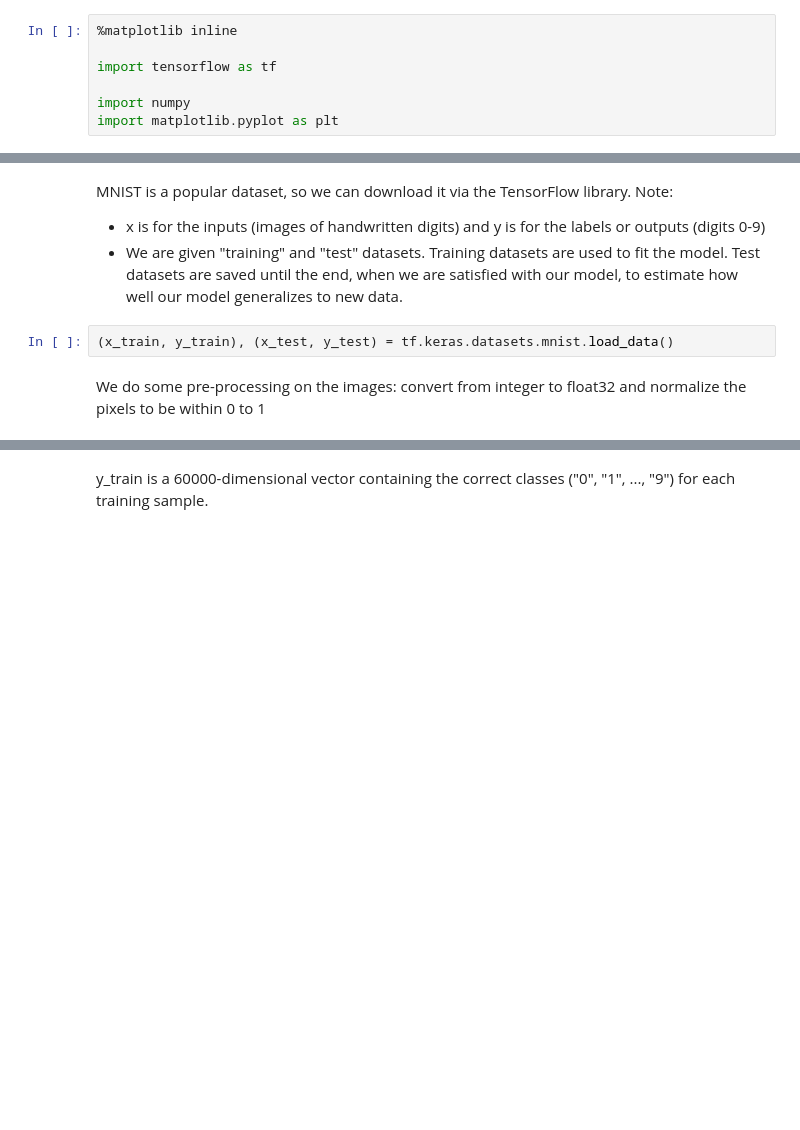
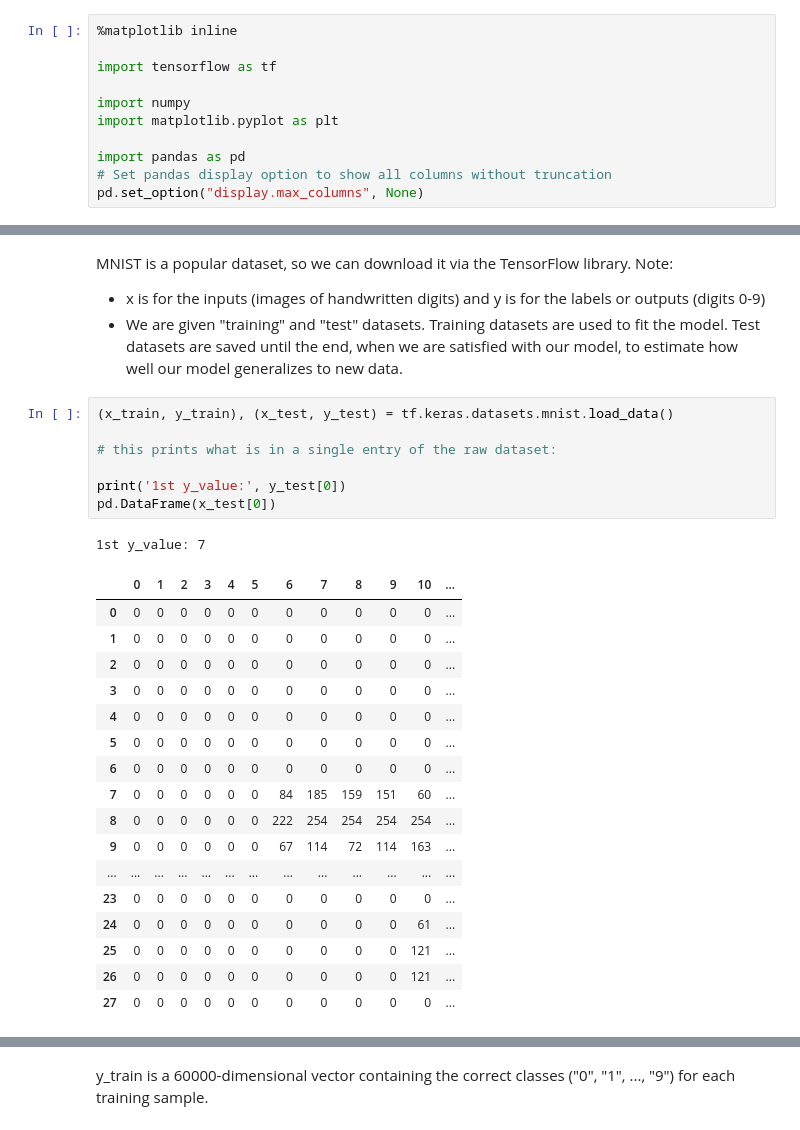
Before and after one commit to JaredKeithAveritt/AI_methods_in_advanced_materials_research, a Jupyter notebook: Week_3/01_introduction_mlp.ipynb, the cells around one changed output, grey strips where cells are left out. Cells and saved outputs as stored; diff of their text form; blank space fills up the shorter version.

```diff
--- a/Week_3/01_introduction_mlp.ipynb
+++ b/Week_3/01_introduction_mlp.ipynb
@@ -22,6 +22,10 @@ import tensorflow as tf
 
 import numpy
 import matplotlib.pyplot as plt
+
+import pandas as pd
+# Set pandas display option to show all columns without truncation
+pd.set_option("display.max_columns", None)
 # %% [markdown]
 ## MNIST data set
 # %% [markdown]
@@ -34,5 +38,27 @@ MNIST is a popular dataset, so we can download it via the TensorFlow library. No
 - We are given "training" and "test" datasets. Training datasets are used to fit the model. Test datasets are saved until the end, when we are satisfied with our model, to estimate how well our model generalizes to new data.
 # %%
 (x_train, y_train), (x_test, y_test) = tf.keras.datasets.mnist.load_data()
+
+# this prints what is in a single entry of the raw dataset:
+
+print('1st y_value:', y_test[0])
+pd.DataFrame(x_test[0])
+# %% [output]
+1st y_value: 7
+|  | 0 | 1 | 2 | 3 | 4 | 5 | 6 | 7 | 8 | 9 | 10 | ... |
+| 0 | 0 | 0 | 0 | 0 | 0 | 0 | 0 | 0 | 0 | 0 | 0 | ... |
+| 1 | 0 | 0 | 0 | 0 | 0 | 0 | 0 | 0 | 0 | 0 | 0 | ... |
+| 2 | 0 | 0 | 0 | 0 | 0 | 0 | 0 | 0 | 0 | 0 | 0 | ... |
+| 3 | 0 | 0 | 0 | 0 | 0 | 0 | 0 | 0 | 0 | 0 | 0 | ... |
+| 4 | 0 | 0 | 0 | 0 | 0 | 0 | 0 | 0 | 0 | 0 | 0 | ... |
+| 5 | 0 | 0 | 0 | 0 | 0 | 0 | 0 | 0 | 0 | 0 | 0 | ... |
+| 6 | 0 | 0 | 0 | 0 | 0 | 0 | 0 | 0 | 0 | 0 | 0 | ... |
+| 7 | 0 | 0 | 0 | 0 | 0 | 0 | 84 | 185 | 159 | 151 | 60 | ... |
+| 8 | 0 | 0 | 0 | 0 | 0 | 0 | 222 | 254 | 254 | 254 | 254 | ... |
+| 9 | 0 | 0 | 0 | 0 | 0 | 0 | 67 | 114 | 72 | 114 | 163 | ... |
+| ... | ... | ... | ... | ... | ... | ... | ... | ... | ... | ... | ... | ... |
+| 23 | 0 | 0 | 0 | 0 | 0 | 0 | 0 | 0 | 0 | 0 | 0 | ... |
+| 24 | 0 | 0 | 0 | 0 | 0 | 0 | 0 | 0 | 0 | 0 | 61 | ... |
+| 25 | 0 | 0 | 0 | 0 | 0 | 0 | 0 | 0 | 0 | 0 | 121 | ... |
+| 26 | 0 | 0 | 0 | 0 | 0 | 0 | 0 | 0 | 0 | 0 | 121 | ... |
+| 27 | 0 | 0 | 0 | 0 | 0 | 0 | 0 | 0 | 0 | 0 | 0 | ... |
-# %% [markdown]
-We do some pre-processing on the images: convert from integer to float32 and normalize the pixels to be within 0 to 1
```
Also changed, not shown: parts of 41 cells of this notebook.
